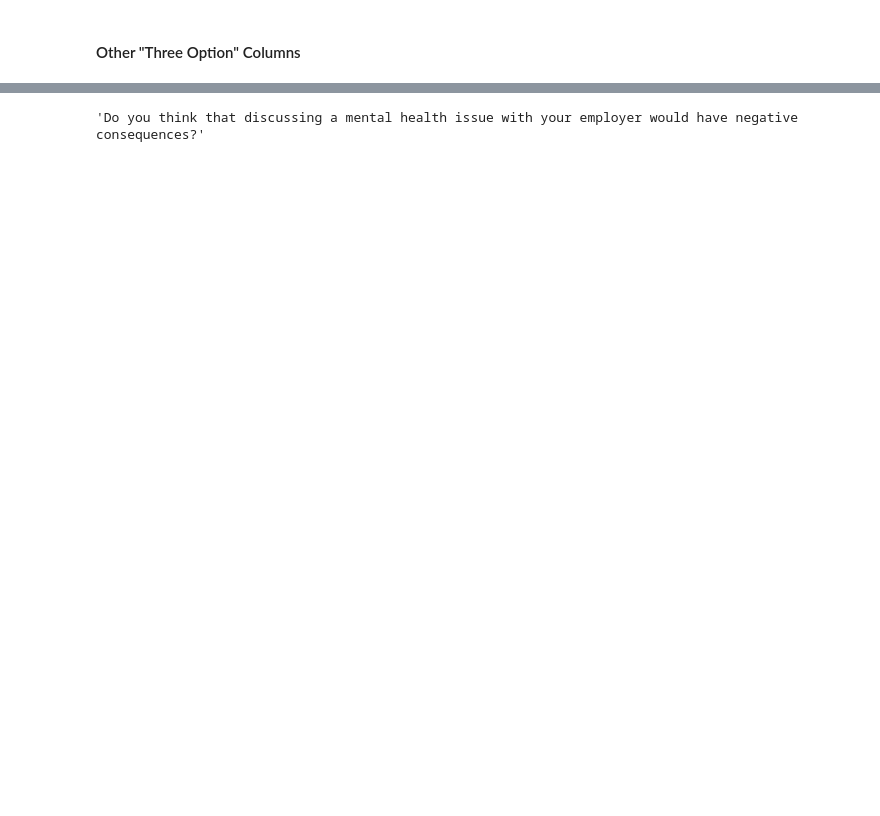
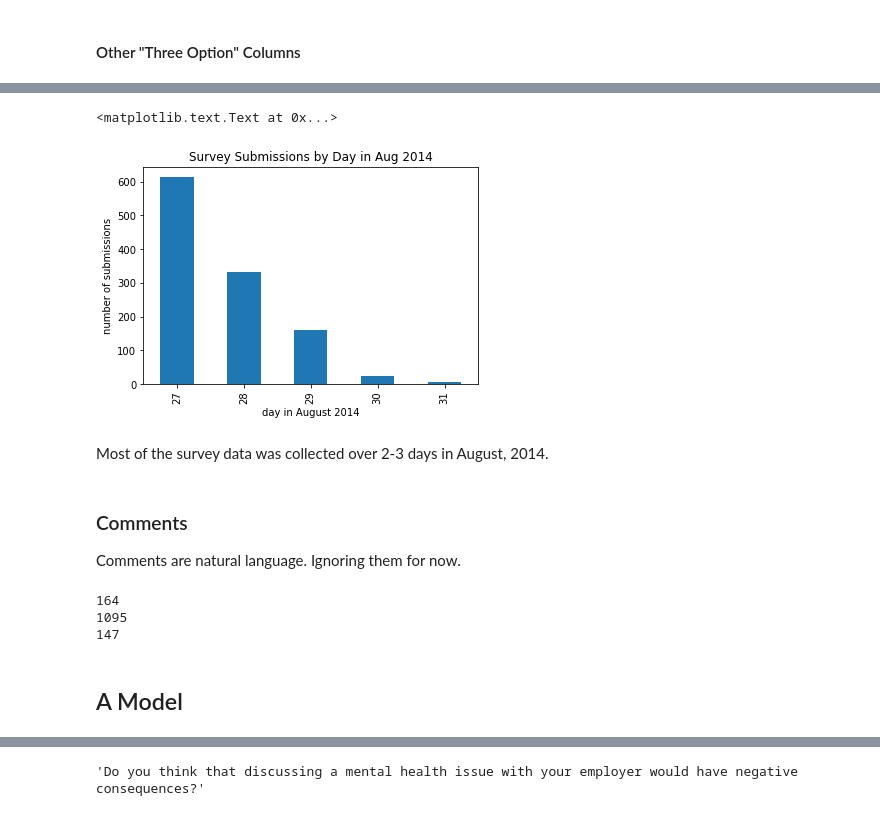
Before and after one commit to bgveenstra/ds-sf-32-brianna, a Jupyter notebook: project/mental-health-in-tech.ipynb, the cells around one changed output, grey strips where cells are left out. Saved outputs shown, nothing was run; the diff lists cells and outputs as text; code cells hidden in the pictures; blank space fills up the shorter version.

```diff
--- a/project/mental-health-in-tech.ipynb
+++ b/project/mental-health-in-tech.ipynb
@@ -391,0 +485,28 @@ df14.head(3)
+# %%
+# using family_history (which has no NaNs as a standin for total submissions)
+aug14 = df14[(df14['timestamp'].dt.year==2014)]
+aug14 = aug14[(aug14['timestamp'].dt.month==8)]
+submit_date_counts = aug14['family_history'].groupby(aug14['timestamp'].dt.day).count()
+p = submit_date_counts.plot(kind='bar', title='Survey Submissions by Day in Aug 2014')
+p.set_xlabel('day in August 2014')
+p.set_ylabel('number of submissions')
+# aug14_subs
+# %% [output]
+<matplotlib.text.Text at 0x...>
+[figure, added]
+# %% [markdown]
+Most of the survey data was collected over 2-3 days in August, 2014.
+# %% [markdown]
+### Comments
+Comments are natural language. Ignoring them for now.
+# %%
+num_comments = df14.comments.count()
+print num_comments
+print df14.shape[0] - num_comments
+print aug14.comments.count()
+# %% [output]
+164
+1095
+147
+# %% [markdown]
+## A Model
```
Also changed, not shown: parts of 107 cells of this notebook.
